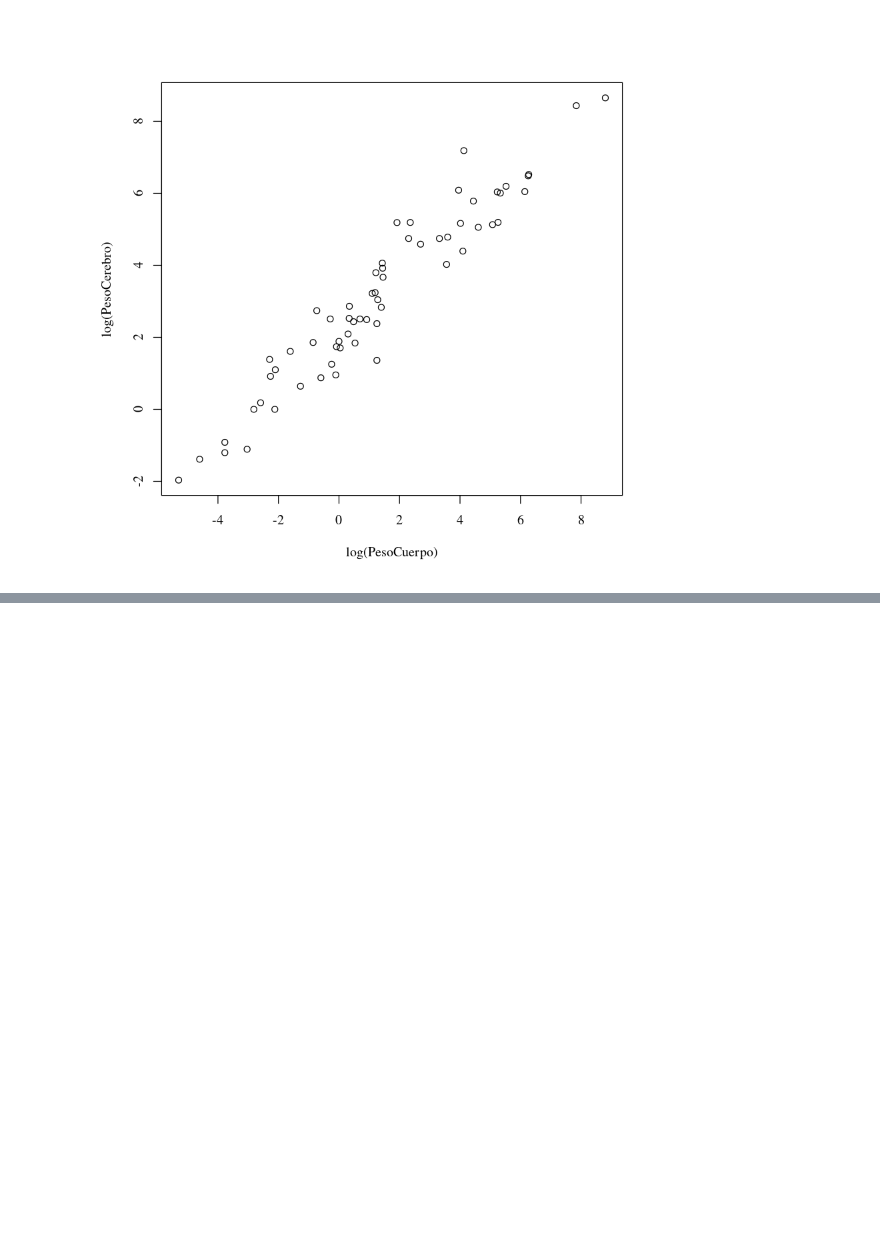
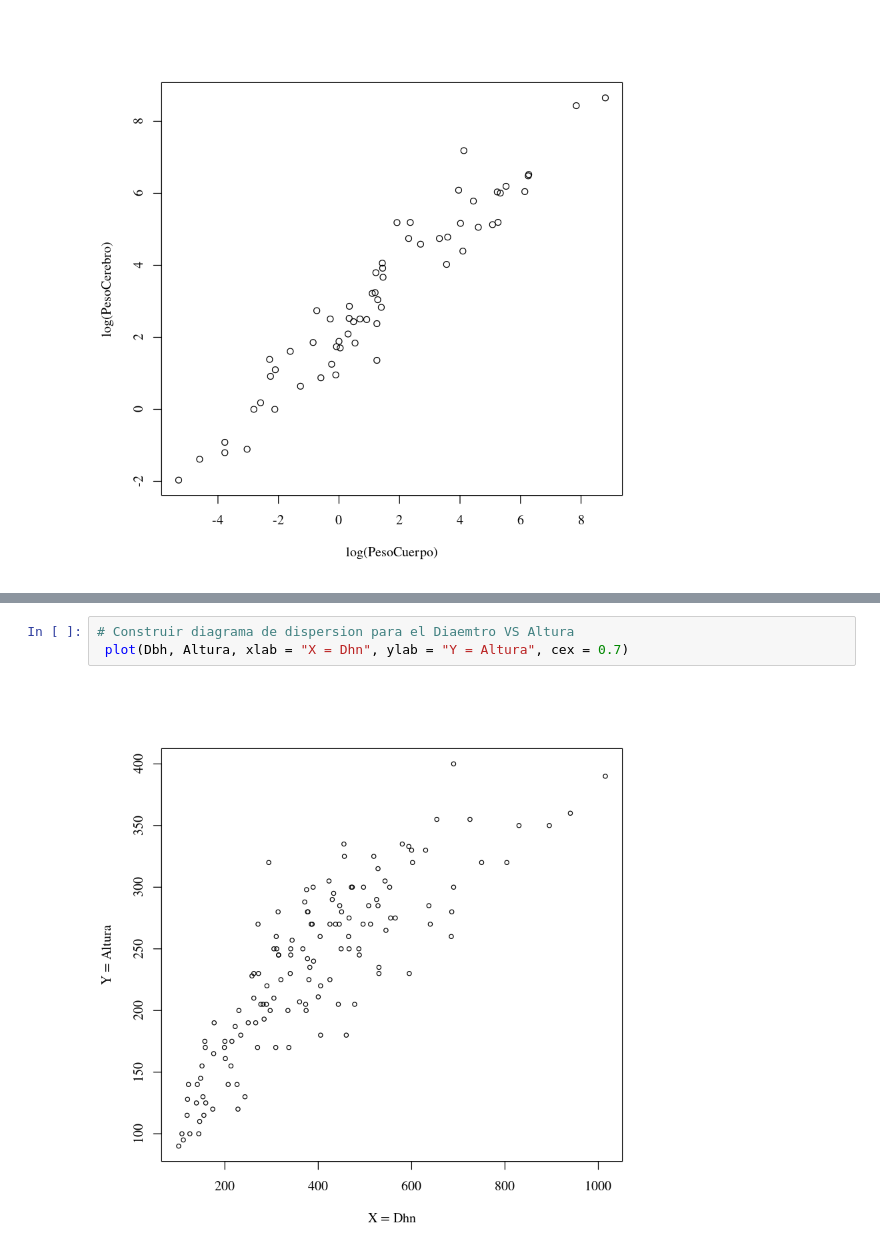
Before and after one commit to jgomezz/MsEstadAplic_MetodosEstadisticos, a Jupyter notebook: RegresionAplicada-10-Transformacion.ipynb, the cells around one changed output, grey strips where cells are left out. Cells and saved outputs as stored; diff of their text form; blank space fills up the shorter version.

```diff
--- a/RegresionAplicada-10-Transformacion.ipynb
+++ b/RegresionAplicada-10-Transformacion.ipynb
@@ -118,0 +165,5 @@ plot(log(PesoCerebro) ~ log(PesoCuerpo))
+# %%
+# Construir diagrama de dispersion para el Diaemtro VS Altura
+ plot(Dbh, Altura, xlab = "X = Dhn", ylab = "Y = Altura", cex = 0.7)
+# %% [output]
+[figure, added]
```
Also changed, not shown: parts of 4 cells of this notebook.
